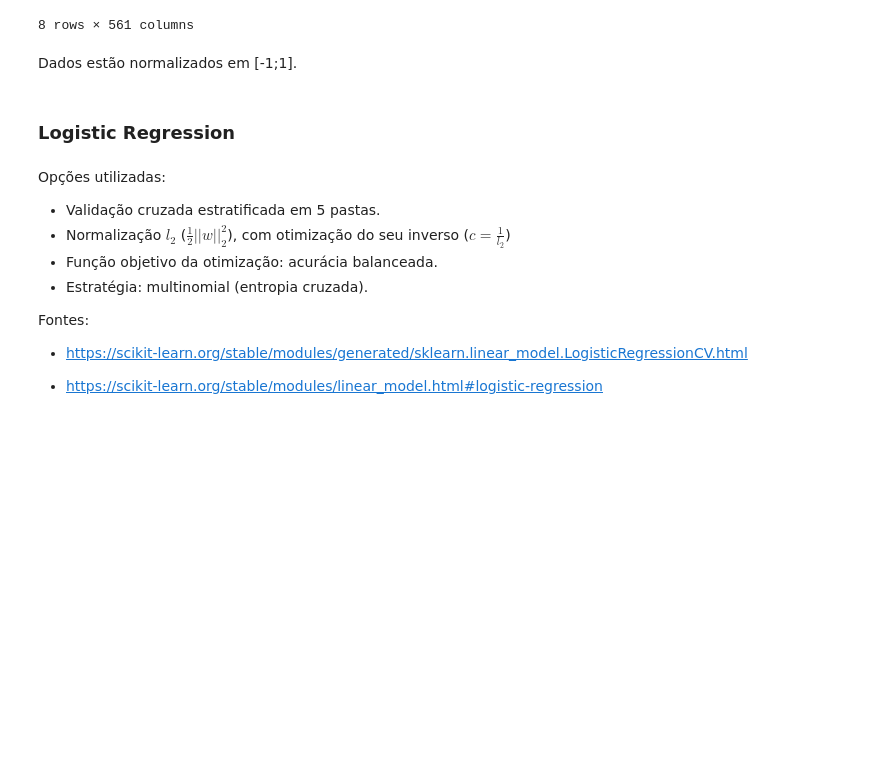
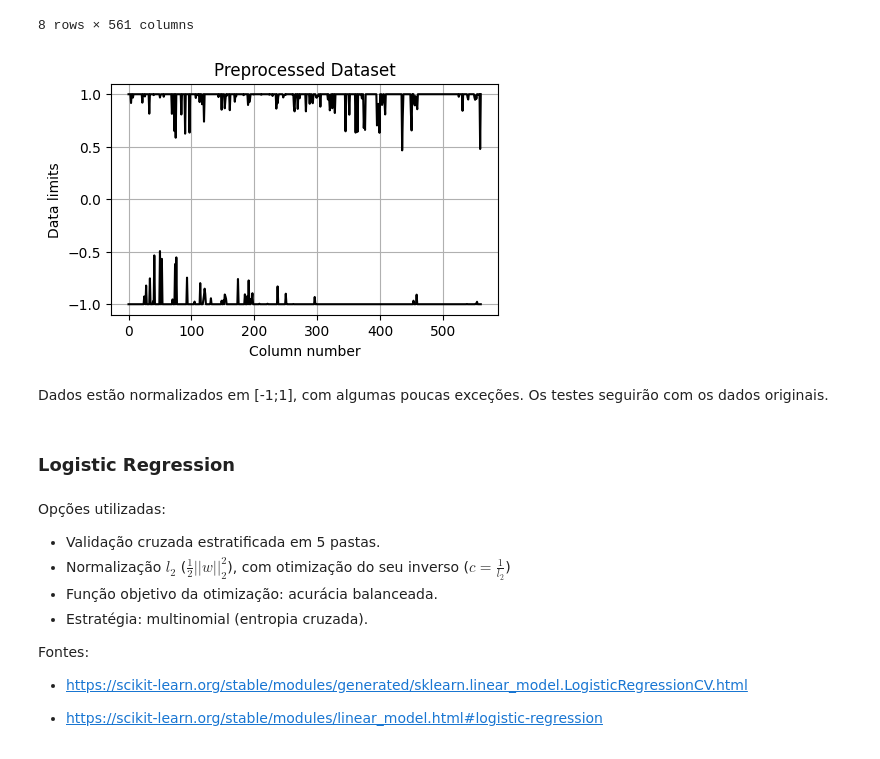
Before and after one commit to TiagoCAAmorim/machine_learning, a Jupyter notebook: Lista02/Lista02.ipynb, the cells around one changed output. Cells and saved outputs as stored; diff of their text form; code cells hidden in the pictures; blank space fills up the shorter version.

```diff
--- a/Lista02/Lista02.ipynb
+++ b/Lista02/Lista02.ipynb
@@ -227,8 +228,21 @@ X.describe()
 | 75% | 0.288461 | -0.010783 | -0.097794 | -0.242813 | -0.034231 | -0.262415 | -0.292680 | -0.066701 | -0.265671 | -0.017129 | ... | ... |
 | max | 1.000000 | 1.000000 | 1.000000 | 1.000000 | 0.916238 | 1.000000 | 1.000000 | 0.967664 | 1.000000 | 1.000000 | ... | ... |
 8 rows × 561 columns
+# %%
+plt.figure(figsize=(5, 3))
+plt.plot(X.max(), color="black")
+plt.plot(X.min(), color="black")
+
+plt.xlabel("Column number")
+plt.ylabel("Data limits")
+plt.title("Preprocessed Dataset")
+plt.grid(True)
+plt.savefig(r"report/png/A_Dataset_Scale", bbox_inches="tight")
+plt.show()
+# %% [output]
+[figure, added]
 # %% [markdown]
-Dados estão normalizados em [-1;1].
+Dados estão normalizados em [-1;1], com algumas poucas exceções. Os testes seguirão com os dados originais.
 # %% [markdown]
 ### Logistic Regression
 # %% [markdown]
```
Also changed, not shown: parts of 18 cells of this notebook, 5 other files.
